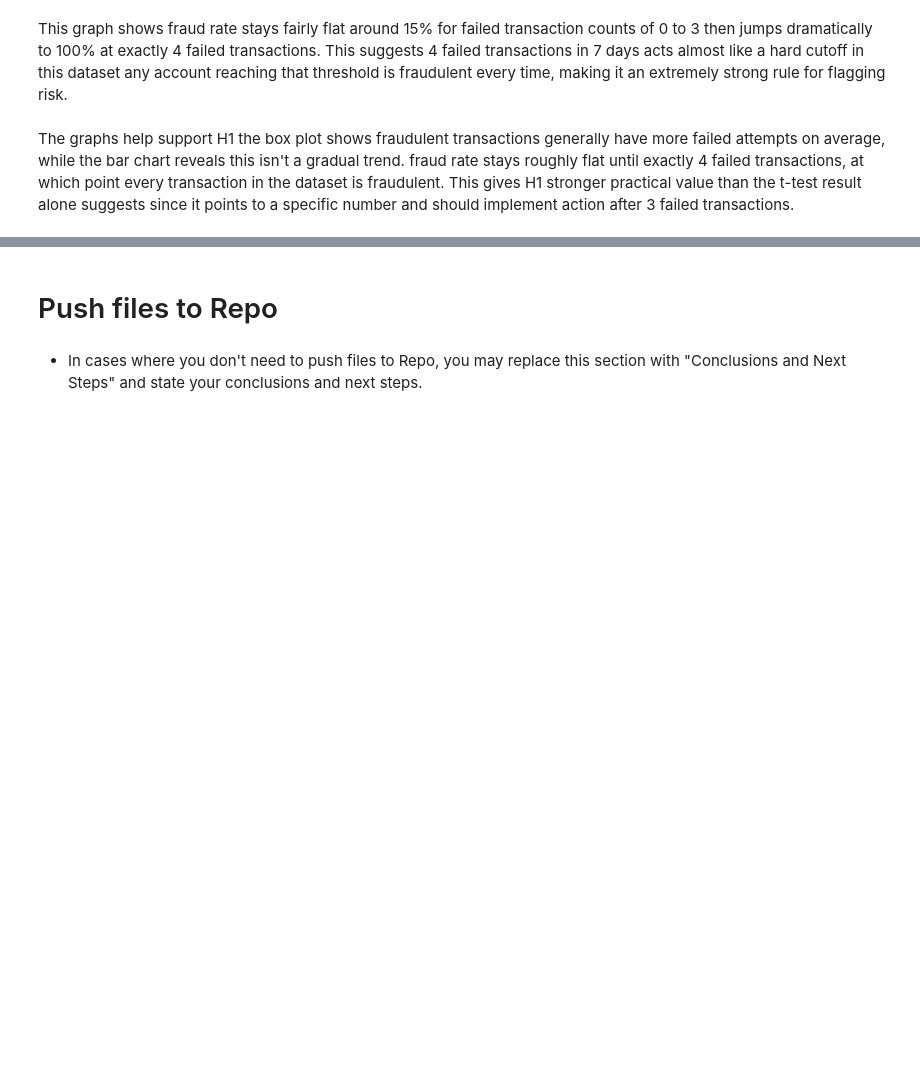
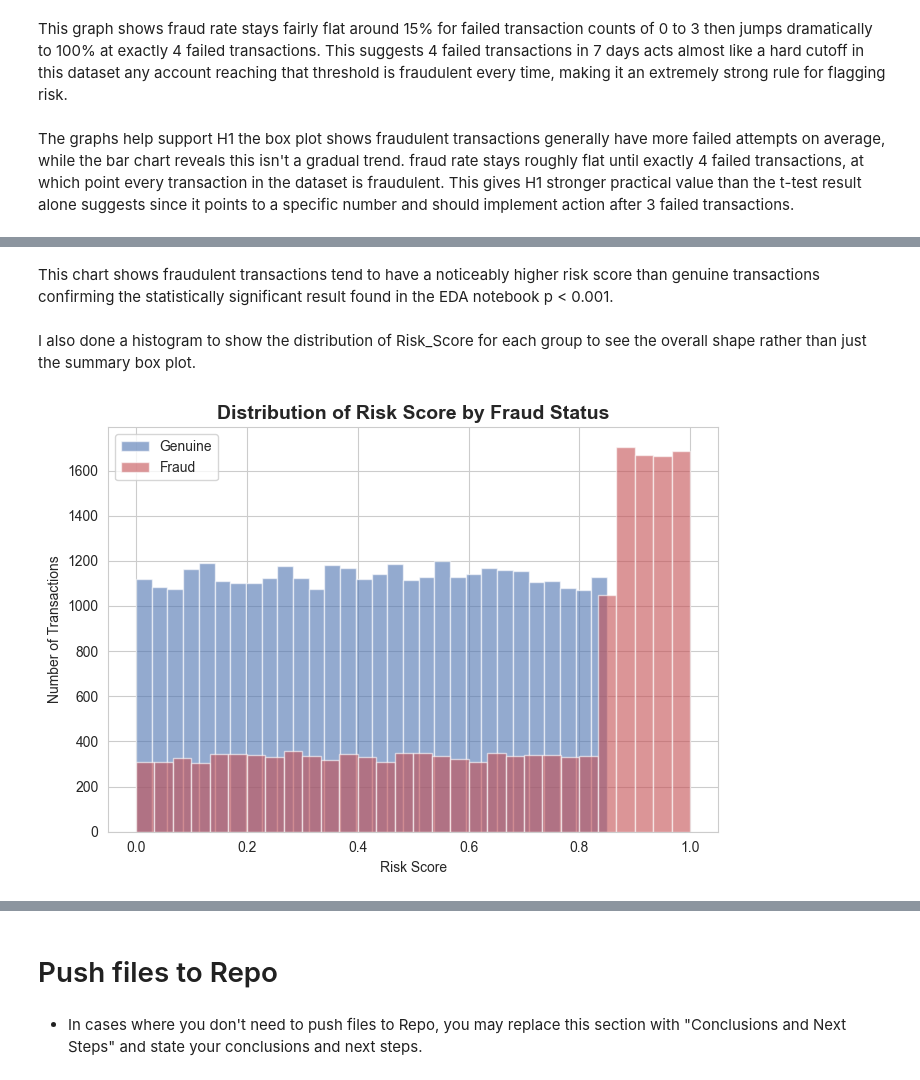
Before and after one commit to navmann99/Fraud-Analysis, a Jupyter notebook: jupyter_notebooks/03-DataVisualisation.ipynb, the cells around one changed output, grey strips where cells are left out. Saved outputs shown, nothing was run; the diff lists cells and outputs as text; code cells hidden in the pictures; blank space fills up the shorter version.

```diff
--- a/jupyter_notebooks/03-DataVisualisation.ipynb
+++ b/jupyter_notebooks/03-DataVisualisation.ipynb
@@ -131,0 +150,17 @@ The graphs help support H1 the box plot shows fraudulent transactions generally
+# %% [markdown]
+This chart shows fraudulent transactions tend to have a noticeably higher risk score than genuine transactions confirming the statistically significant result found in the EDA notebook p < 0.001.
+# %% [markdown]
+I also done a histogram to show the distribution of Risk_Score for each group to see the overall shape rather than just the summary box plot.
+# %%
+fig, ax = plt.subplots(figsize=(7, 5))
+ax.hist(df[df['Fraud_Label']==0]['Risk_Score'], bins=30, alpha=0.6, label='Genuine', color=fraud_colors[0])
+ax.hist(df[df['Fraud_Label']==1]['Risk_Score'], bins=30, alpha=0.6, label='Fraud', color=fraud_colors[1])
+ax.set_title('Distribution of Risk Score by Fraud Status', fontsize=14, fontweight='bold')
+ax.set_xlabel('Risk Score')
+ax.set_ylabel('Number of Transactions')
+ax.legend()
+plt.tight_layout()
+
+plt.show()
+# %% [output]
+[figure, added]
```
Also changed, not shown: parts of 10 cells of this notebook.
